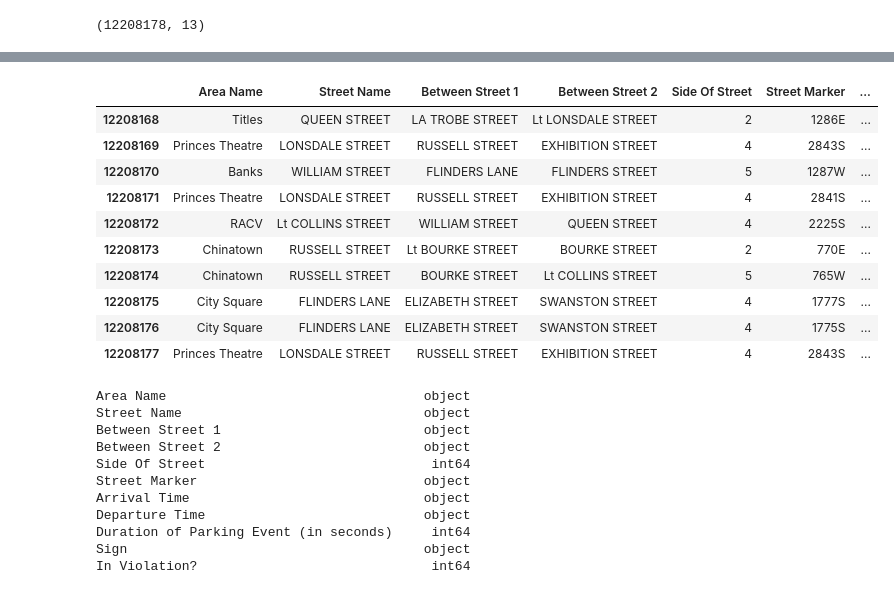
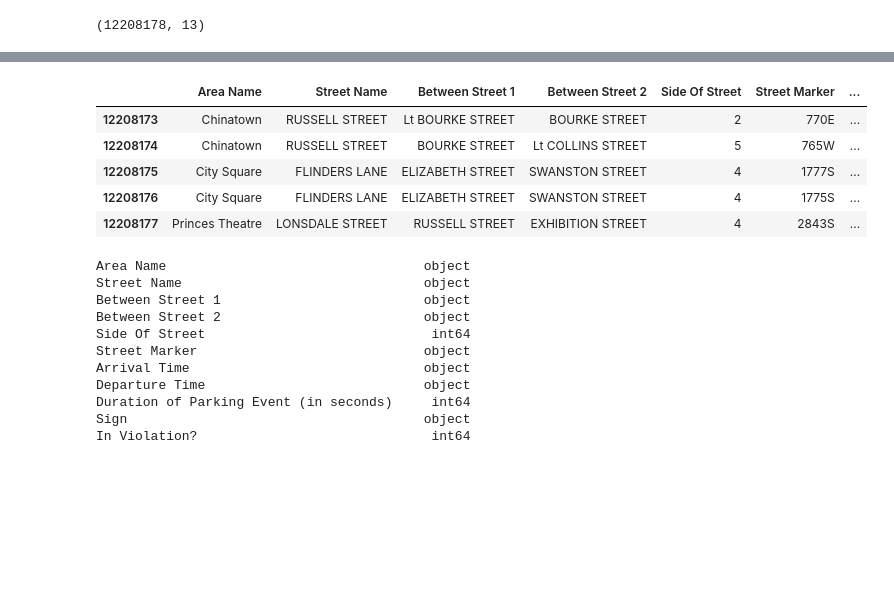
Before and after one commit to s3660851/Group-7, a Jupyter notebook: ProgrammingProject.ipynb, the cells around one changed output, grey strips where cells are left out. Cells and saved outputs as stored; diff of their text form; code cells hidden in the pictures; blank space fills up the shorter version.

```diff
--- a/ProgrammingProject.ipynb
+++ b/ProgrammingProject.ipynb
@@ -38,12 +26,7 @@ parkingdata.head(10)
 # %%
-parkingdata.tail(10)
+parkingdata.tail(5)
 # %% [output]
 |  | Area Name | Street Name | Between Street 1 | Between Street 2 | Side Of Street | Street Marker | ... |
-| 12208168 | Titles | QUEEN STREET | LA TROBE STREET | Lt LONSDALE STREET | 2 | 1286E | ... |
-| 12208169 | Princes Theatre | LONSDALE STREET | RUSSELL STREET | EXHIBITION STREET | 4 | 2843S | ... |
-| 12208170 | Banks | WILLIAM STREET | FLINDERS LANE | FLINDERS STREET | 5 | 1287W | ... |
-| 12208171 | Princes Theatre | LONSDALE STREET | RUSSELL STREET | EXHIBITION STREET | 4 | 2841S | ... |
-| 12208172 | RACV | Lt COLLINS STREET | WILLIAM STREET | QUEEN STREET | 4 | 2225S | ... |
 | 12208173 | Chinatown | RUSSELL STREET | Lt BOURKE STREET | BOURKE STREET | 2 | 770E | ... |
 | 12208174 | Chinatown | RUSSELL STREET | BOURKE STREET | Lt COLLINS STREET | 5 | 765W | ... |
 | 12208175 | City Square | FLINDERS LANE | ELIZABETH STREET | SWANSTON STREET | 4 | 1777S | ... |
```
Also changed, not shown: parts of 16 cells of this notebook.
